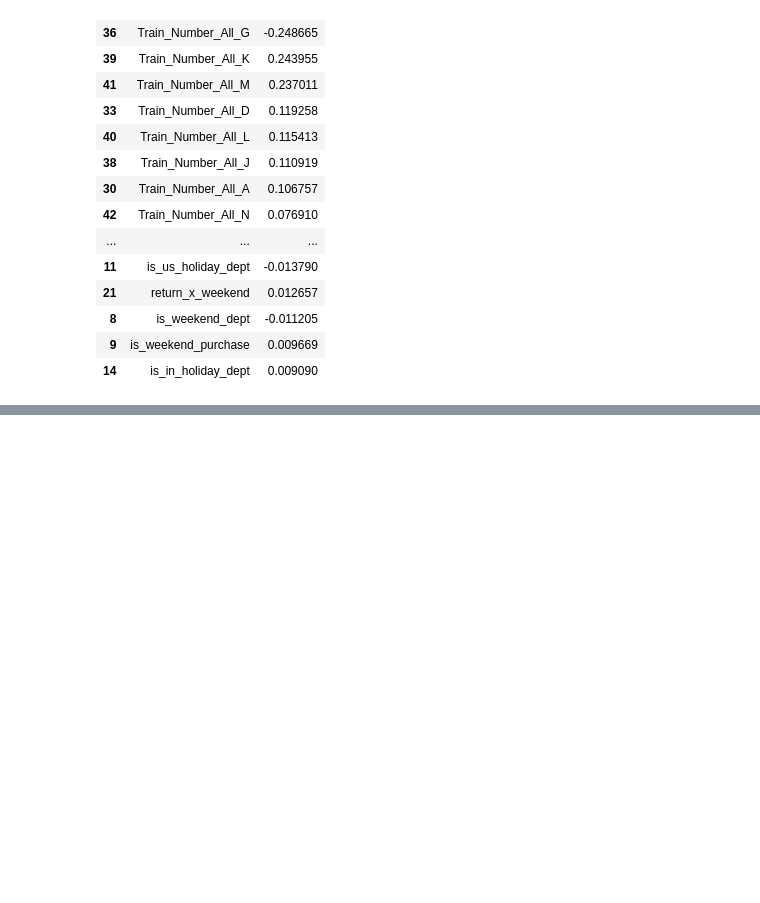
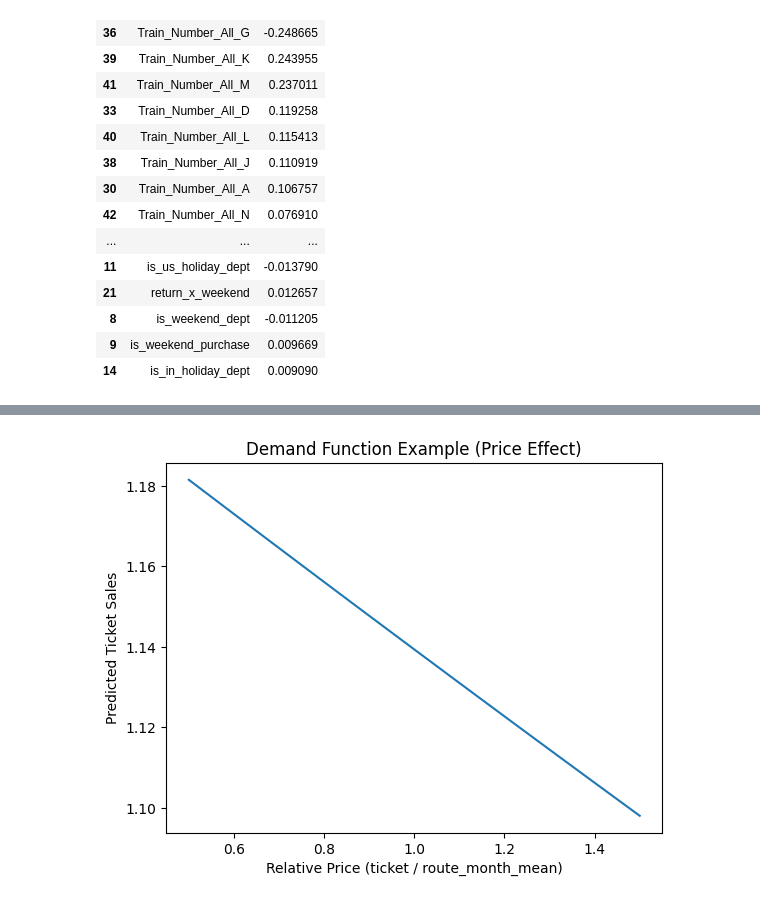
Before and after one commit to WildSphee/5101_train_ticket_prediction, a Jupyter notebook: 2_model_training.ipynb, the cells around one changed output, grey strips where cells are left out. Drawn from its saved outputs; the diff is of its cells as text; code cells hidden in the pictures; blank space fills up the shorter version.

Commit message:
add graphs

```diff
--- a/2_model_training.ipynb
+++ b/2_model_training.ipynb
@@ -324,0 +314,20 @@ Stability selection (bootstrap): keeps features repeatedly chosen across resampl
+# %%
+import numpy as np
+import matplotlib.pyplot as plt
+
+# Example: vary relative price, hold others at 0
+beta0 = 0.7995
+coef_price = -0.039008
+
+# Range of relative price (price / route_month_mean)
+x = np.linspace(0.5, 1.5, 100)  # 50% to 150% of route avg
+y_log = beta0 + coef_price * x
+y_pred = np.exp(y_log) - 1
+
+plt.plot(x, y_pred)
+plt.xlabel("Relative Price (ticket / route_month_mean)")
+plt.ylabel("Predicted Ticket Sales")
+plt.title("Demand Function Example (Price Effect)")
+plt.show()
+# %% [output]
+[figure, added]
```
Also changed, not shown: parts of 7 cells of this notebook.
